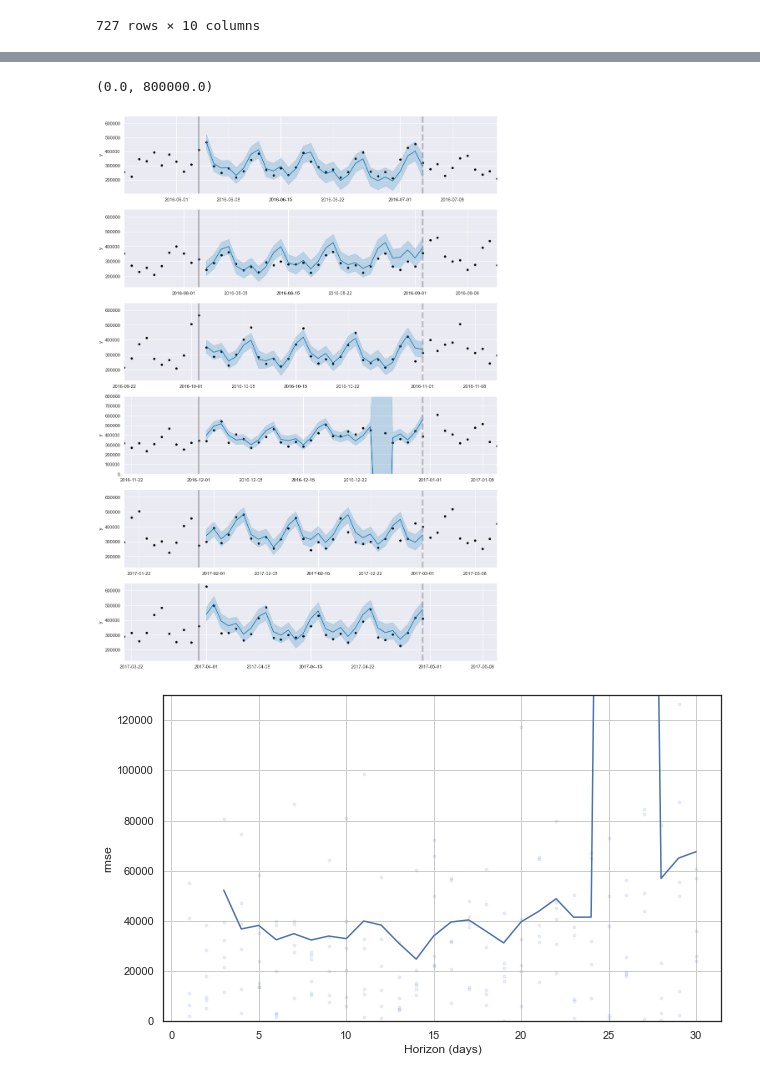
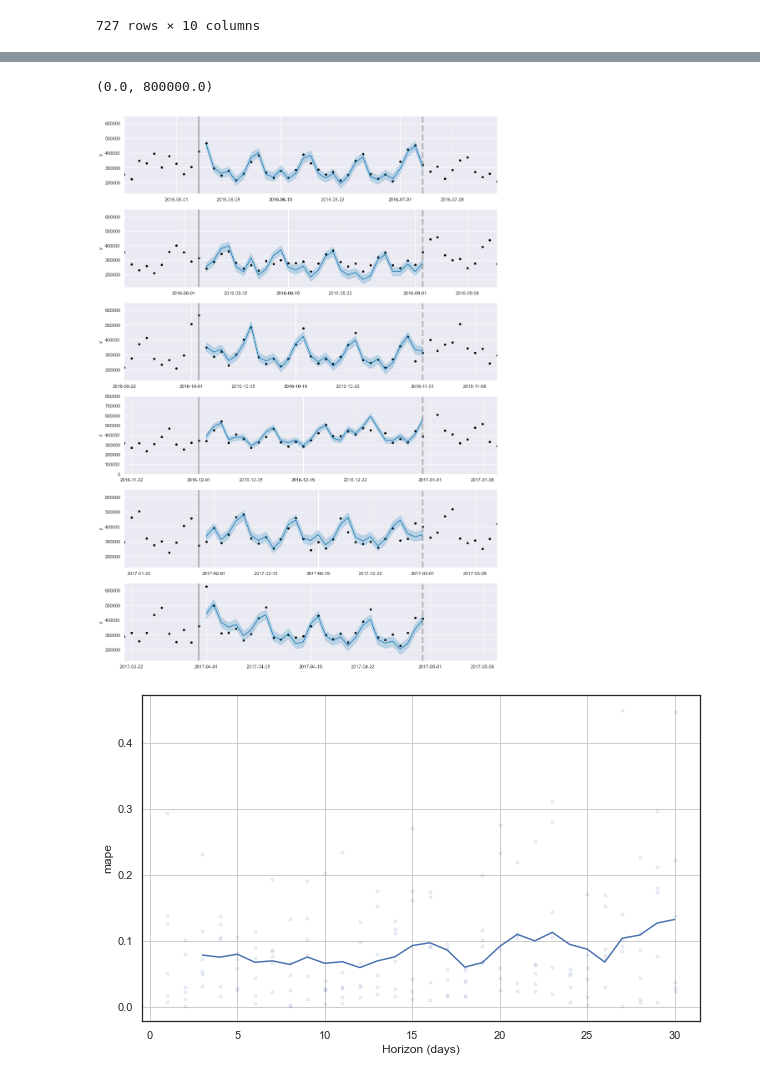
Before and after one commit to Elias-YJ/bsc-thesis, a Jupyter notebook: Reference_model.ipynb, the cells around one changed output, grey strips where cells are left out. Cells and saved outputs as stored; diff of their text form; code cells hidden in the pictures.

```diff
--- a/Reference_model.ipynb
+++ b/Reference_model.ipynb
@@ -27,3 +27,9 @@ df
 | 55372 | SEAFOOD | 2017-08-13 | 700.469 | 0.0 | 8.0 | 48.81 | 0.0 | 13.20 | 19.6 | ... |
 | 55373 | SEAFOOD | 2017-08-14 | 588.476 | 0.0 | 8.0 | 47.59 | 0.0 | 13.20 | 19.6 | ... |
 55374 rows × 16 columns
+# %%
+holidays = pd.read_csv('holidays_events.csv', parse_dates=['date'])
+holidays = holidays[holidays['locale_name'].isin(['Quito', 'Ecuador'])]
+holidays = holidays.sort_values(by=['description', 'date']).reset_index()
+holidays = holidays[['date', 'description']].rename(columns={'date': 'ds', 'description': 'holiday'})
+holidays
@@ -30,11 +50,9 @@ df
 # %%
-m = Prophet(changepoint_prior_scale=0.1, mcmc_samples=400)
+m = Prophet(changepoint_prior_scale=0.1, holidays=holidays, mcmc_samples=400)
 m.add_seasonality(name='yearly', period=365.25, fourier_order=8, prior_scale=100000)
 m.add_seasonality(name='monthly', period=30.5, fourier_order=8, prior_scale=100000)
 m.add_seasonality(
     name='weekly', period=7, fourier_order=5, prior_scale=10000)
-# TODO: add holidays from holidays.csv
-m.add_country_holidays(country_name='US')
 m.add_regressor('onpromotion')
 m.add_regressor('oil_price')
 m.add_regressor('precipitation')
@@ -185,16 +185,16 @@ for i, cut in enumerate(cutoffs):
 ax[3].set_ylim(0,800000)
 # %% [output]
 (0.0, 800000.0)
-[figure, old version]
+[figure, new version]
 # %%
 from prophet.diagnostics import performance_metrics
 from prophet.plot import plot_cross_validation_metric
 df_p = performance_metrics(df_cv)
 df_p.head()
 
 with sns.axes_style('white'):
-    fig = plot_cross_validation_metric(df_cv, metric='rmse')
-    ax = fig.gca()
-    ax.set_ylim(0,130000)
+    fig = plot_cross_validation_metric(df_cv, metric='mape')
+    #ax = fig.gca()
+    #ax.set_ylim(0,130000)
 # %% [output]
-[figure, old version]
+[figure, new version]
```
Also changed, not shown: parts of 5 cells of this notebook, 2 other files.
